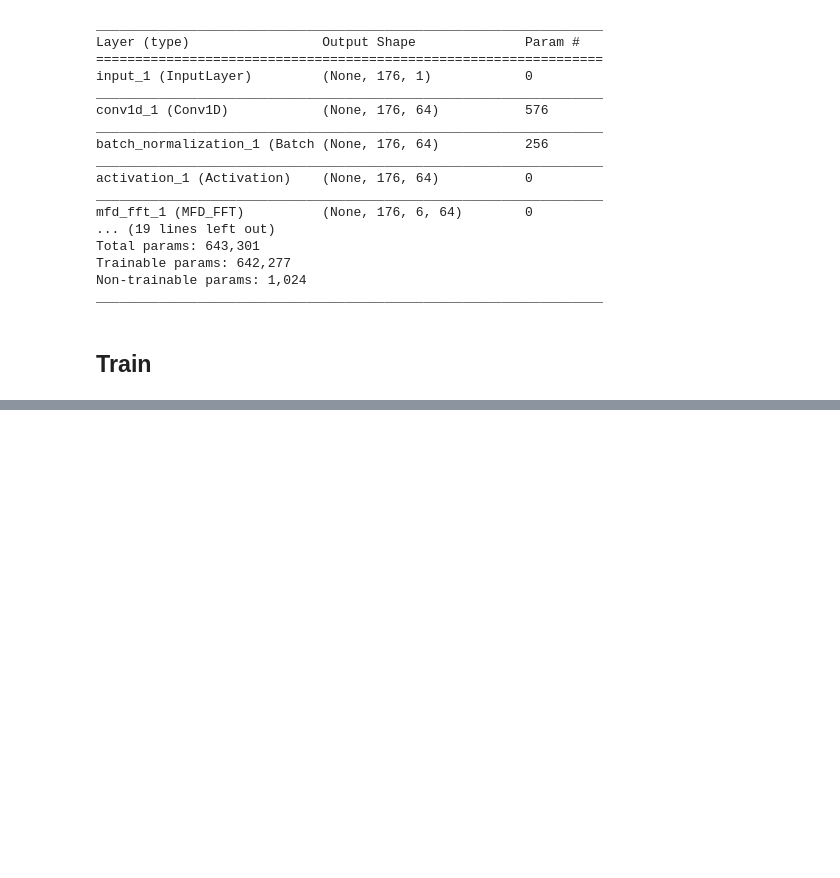
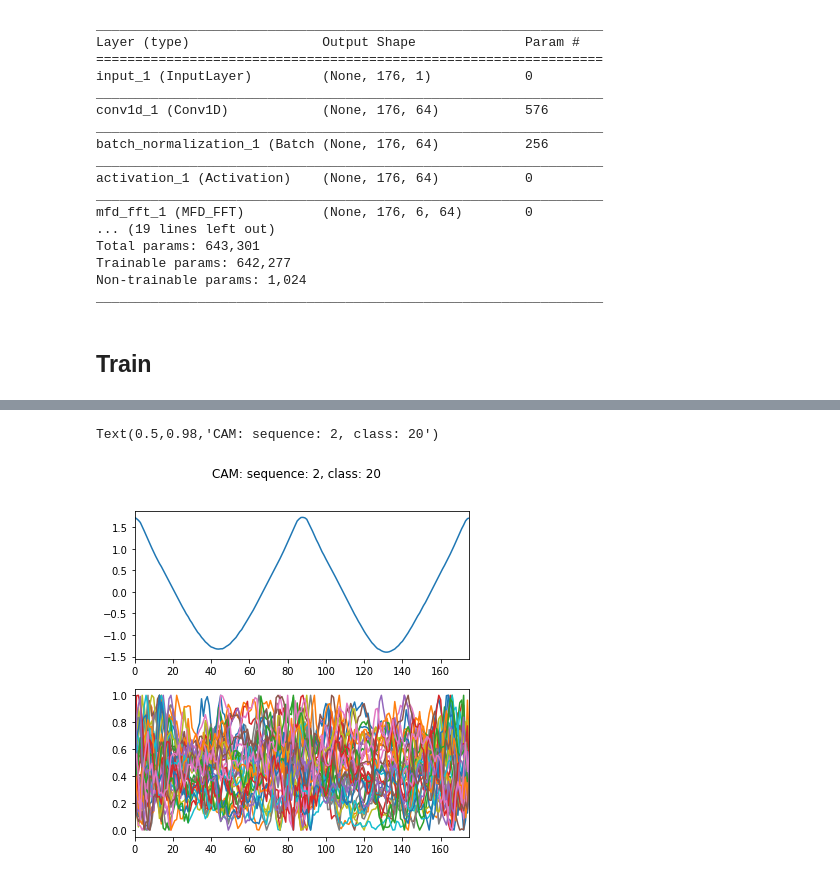
Before and after one commit to zsh965866221/MFD-FCN, a Jupyter notebook: MFD-FCN.ipynb, the cells around one changed output, grey strips where cells are left out. Cells and saved outputs as stored; diff of their text form; code cells hidden in the pictures; blank space fills up the shorter version.

```diff
--- a/MFD-FCN.ipynb
+++ b/MFD-FCN.ipynb
@@ -282,0 +364,8 @@ Epoch 1/2000
+# %%
+for i in range(0, cam_output[0].shape[1]):
+    for j in range(class_weights.shape[1]):
+        cam_matrix[i+1, j] = np.dot(cam_output[0][0, i, 0, :], class_weights[:, j])
+# %%
+cam_matrix = cam_matrix - cam_matrix.min(axis=0)
+# %%
+cam_matrix = cam_matrix / (cam_matrix.max(axis=0) - cam_matrix.min(axis=0))
@@ -282,0 +374,15 @@ Epoch 1/2000
+# %%
+sequence_df = pd.DataFrame(cam_sample[0,:,0],
+                           index=range(cam_input.shape[1]),
+                           columns=range(1))
+cam_df = pd.DataFrame(cam_matrix,
+                      index=range(cam_matrix.shape[0]),
+                      columns=range(cam_matrix.shape[1]))
+# %%
+fig, axs = plt.subplots(2, 1, squeeze=False, figsize=(6, 6))
+sequence_df.plot(subplots=False, legend=None, ax=axs[0][0])
+cam_df.plot(subplots=False, legend=None, ax=axs[1][0])
+fig.suptitle('CAM: sequence: %d, class: %d' % (CAM_INDEX, cam_sample_Y))
+# %% [output]
+Text(0.5,0.98,'CAM: sequence: 2, class: 20')
+[figure, added]
```
Also changed, not shown: parts of 18 cells of this notebook, 2 other files.
